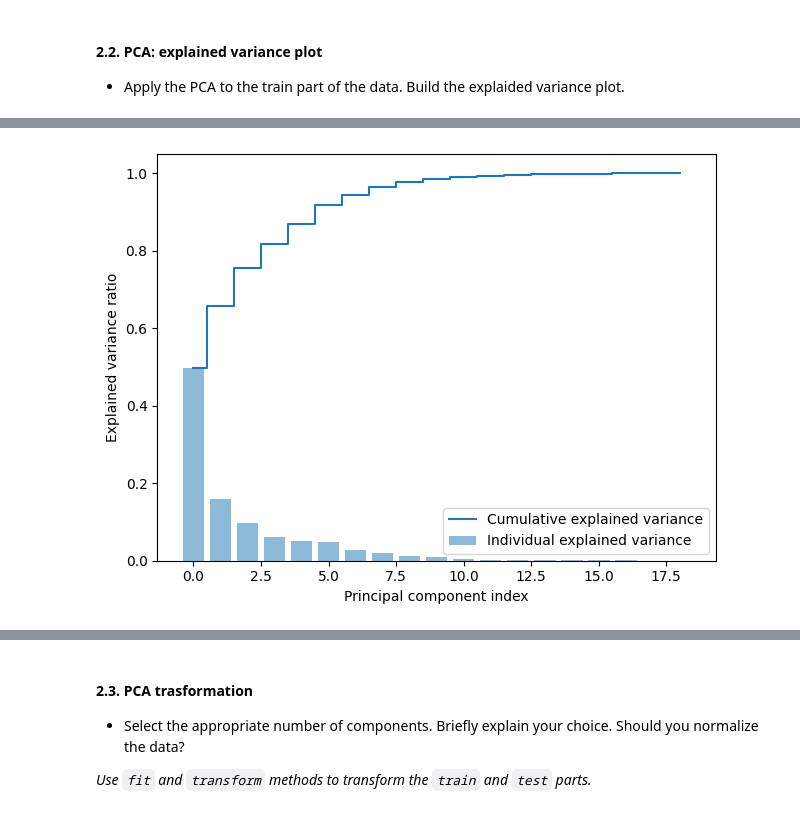
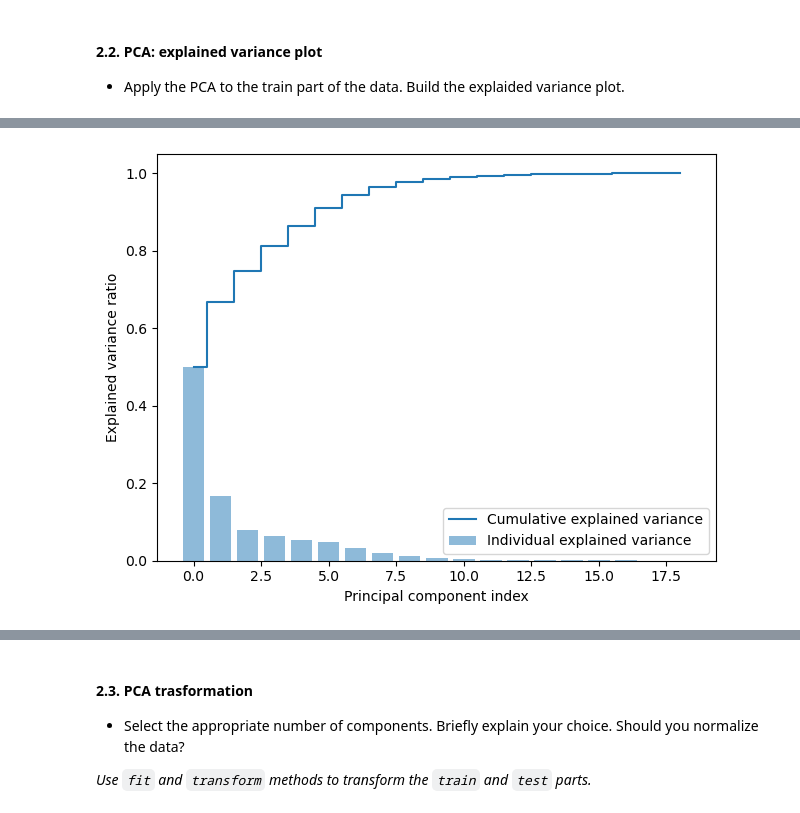
Before and after one commit to romaz21/ml-course, a Jupyter notebook: homeworks/lab01_ml_pipeline/lab01_part2_ml_pipeline.ipynb, the cells around one changed output, grey strips where cells are left out. Saved outputs shown, nothing was run; the diff lists cells and outputs as text; code cells hidden in the pictures.

```diff
--- a/homeworks/lab01_ml_pipeline/lab01_part2_ml_pipeline.ipynb
+++ b/homeworks/lab01_ml_pipeline/lab01_part2_ml_pipeline.ipynb
@@ -178,22 +179,19 @@ array([[-1.06202889, -0.73004889,  1.1425781 , ..., -0.1325714 ,
 # %%
-sc = StandardScaler()
-sc.fit(X_train)
-X_train_std = sc.transform(X_train)
-X_test_std = sc.transform(X_test)
+
 
 pca = PCA()
 X_train_pca = pca.fit_transform(X_train_std)
 exp_var_pca = pca.explained_variance_ratio_
 cum_sum_eigenvalues = np.cumsum(exp_var_pca)
 plt.bar(range(0,len(exp_var_pca)), exp_var_pca, alpha=0.5, align='center', label='Individual explained variance')
 plt.step(range(0,len(cum_sum_eigenvalues)), cum_sum_eigenvalues, where='mid',label='Cumulative explained variance')
 plt.ylabel('Explained variance ratio')
 plt.xlabel('Principal component index')
 plt.legend(loc='best')
 plt.tight_layout()
 plt.show()
 # %% [output]
-[figure, old version]
+[figure, new version]
 # %%
 
 plt.title("Dataset after PCA")
```
Also changed, not shown: parts of 30 cells of this notebook, 5 other files.
